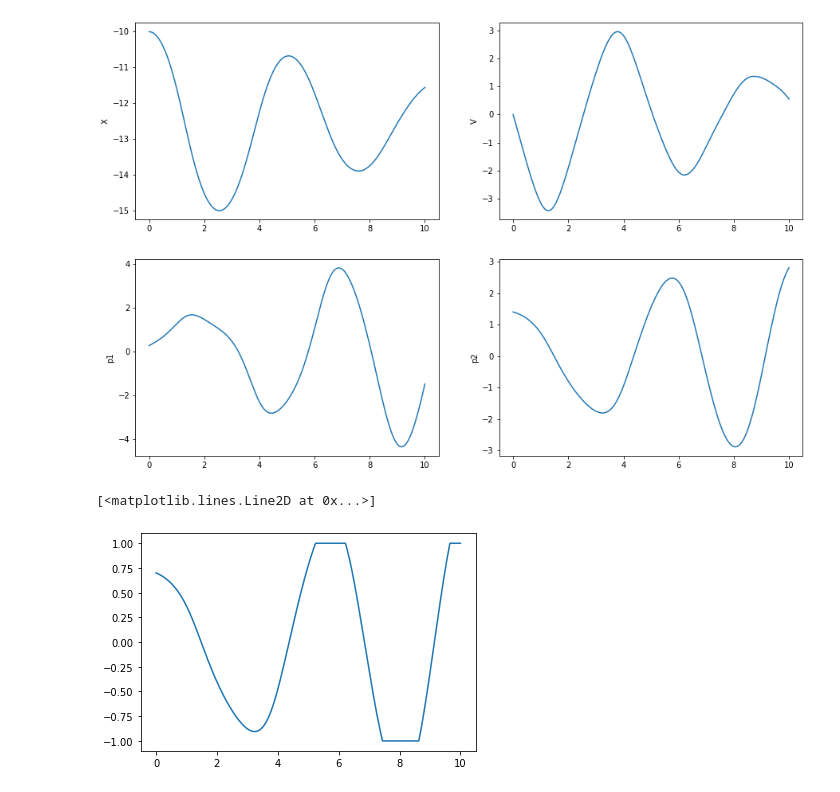
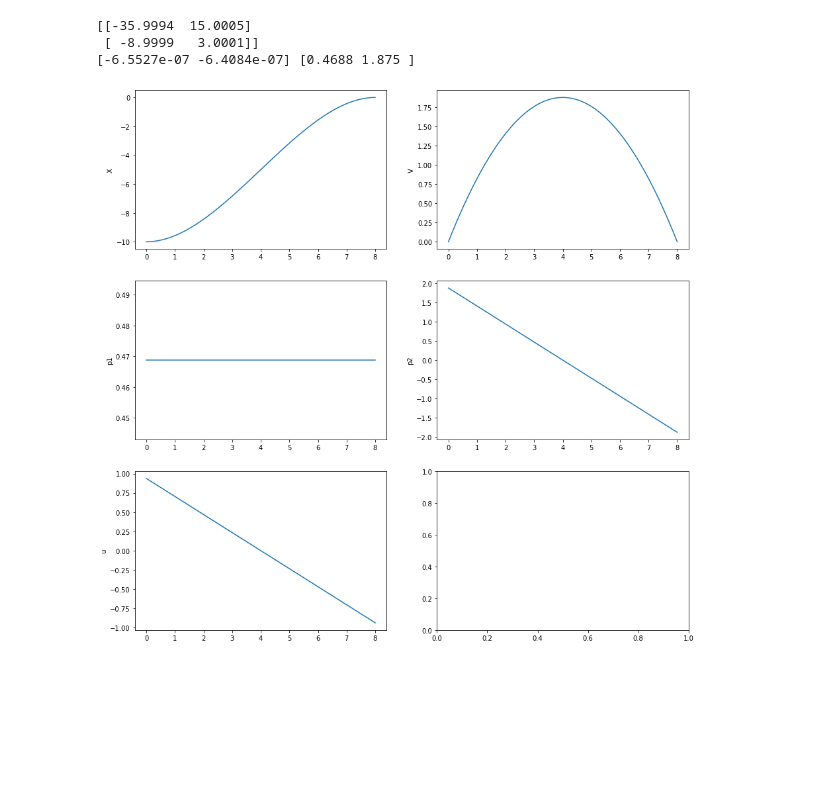
Before and after one commit to fidlerja/optimal-control, a Jupyter notebook: shooting_method.ipynb, the cells around one changed output. Cells and saved outputs as stored; diff of their text form; code cells hidden in the pictures; blank space fills up the shorter version.

```diff
--- a/shooting_method.ipynb
+++ b/shooting_method.ipynb
@@ -25,7 +27,7 @@ lambda_ = 0
 
 #surface
 x = sy.symbols('x')
-f = -sy.cos(x/2)
+f = 0 # -sy.cos(x/2)
 
 fp = sy.diff(f)
 norm = 1 / sy.sqrt(1+fp**2)
@@ -44,3 +44,9 @@ v0 = 0
+# %%
+#inital conditions and time
+t0 = 0
+tf = 8
+x0 = -10
+v0 = 0
 # %%
 # define state equations
 def ode(y,t):
@@ -136,21 +72,68 @@ t not found
+# %%
+#this is the function we want to find 0's of.
+#we put in initial conditions for p1 and p2, and get out final condition on x and v
+#we want to find which initial conditions for p1 and p2 gives out 0s for x and v
+def func(p):
+    return odeint(ode, np.array([x0, v0, p[0], p[1]]), [t0,tf], atol=1e-10)[1,0:2]
+
+def find_zero(f,p0,Df,maxI):
+    f_p1 = np.inf
+    i = 0
+    while np.linalg.norm(f_p1) > 10**-6 and i < maxI:
+        #compute solution
+        f_p0 = f(p0)
+
+        #update guess
+        p1 = p0 - np.linalg.inv(Df)@f_p0
+
+        #update derivative
+        f_p1 = f(p1)
+        s = p1-p0
+        y = f_p1 - f_p0
+        Df = Df + np.outer(y-Df@s, s) / s@s
+
+        #update values
+#         print(f_p0, p0)
+        p0 = p1
+        i = i+1
+
+    if i == maxI:
+        print("t not found")
+    return p1
+
+#intial guess
+p0 = np.array([0.5, 1])
+#use finite difference to estimate derivative
+Df = np.zeros((2,2))
+h = 1e-4
+#d/dp1
+Df[:,0] = (func(p0 + np.array([h,0])) - func(p0 - np.array([h,0]))) / (2*h)
+#d/dp2
+Df[:,1] = (func(p0 + np.array([0,h])) - func(p0 - np.array([0,h]))) / (2*h)
+print(Df)
+
+p0 = find_zero(func, p0, Df, 100)
+print(func(p0), p0)
+t = np.linspace(t0, tf, 100)
+sol = odeint(ode, np.array([x0, v0, p0[0], p0[1]]), t, atol=1e-10)
+# %% [output]
+[[-35.9994  15.0005]
+ [ -8.9999   3.0001]]
+[-6.5527e-07 -6.4084e-07] [0.4688 1.875 ]
 # %%
-sol = odeint(ode, np.array([x0, v0, 0.28, 1.4]), X, atol=1e-10)
-
-fig, ax = plt.subplots(2, 2, figsize=(15, 10))
-t = X.copy()
+fig, ax = plt.subplots(3, 2, figsize=(15, 15))
 ax[0, 0].plot(t, sol[:,0])
 ax[0, 0].set_ylabel('X')
 ax[0, 1].plot(t, sol[:,1])
 ax[0, 1].set_ylabel('V')
 ax[1, 0].plot(t, sol[:,2])
 ax[1, 0].set_ylabel('p1')
 ax[1, 1].plot(t, sol[:,3])
 ax[1, 1].set_ylabel('p2')
-plt.show()
 
 ones = np.ones_like(sol[:,3])
-plt.plot(t, np.minimum(np.maximum(ones*min_u, sol[:,3] / (2*(1-lambda_))), ones*max_u))
+ax[2,0].plot(t, np.minimum(np.maximum(ones*min_u, sol[:,3] / (2*(1-lambda_))), ones*max_u))
+ax[2,0].set_ylabel('u')
+plt.show()
 # %% [output]
-[figure, old version]
+[figure, new version]
-[<matplotlib.lines.Line2D at 0x...>]
-[figure, removed]
```
Also changed, not shown: parts of 4 cells of this notebook, 1 other file.
